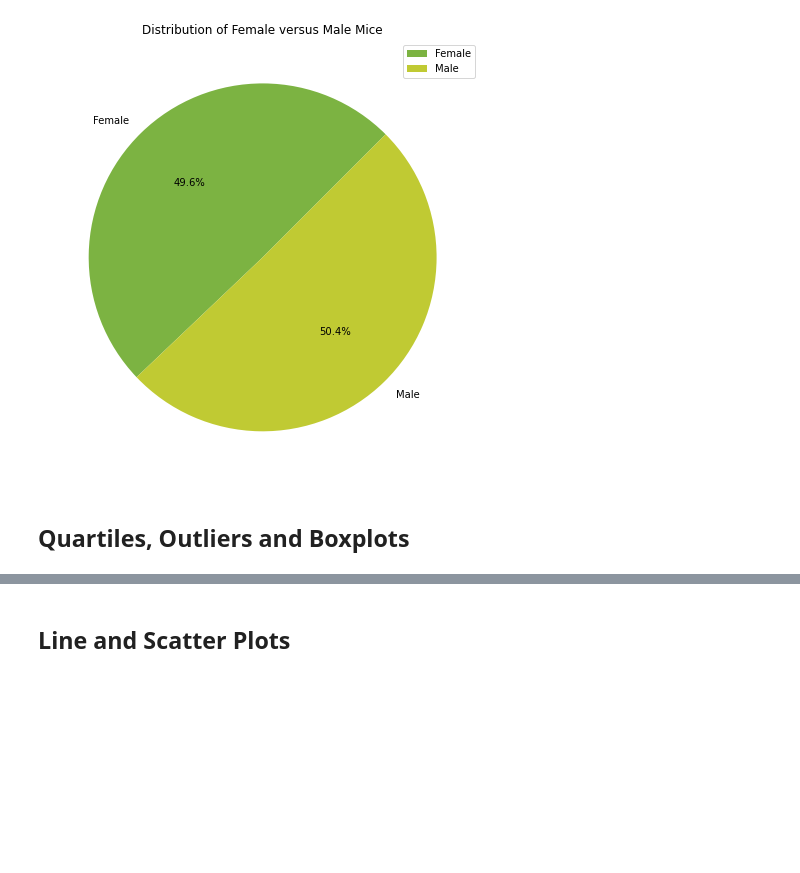
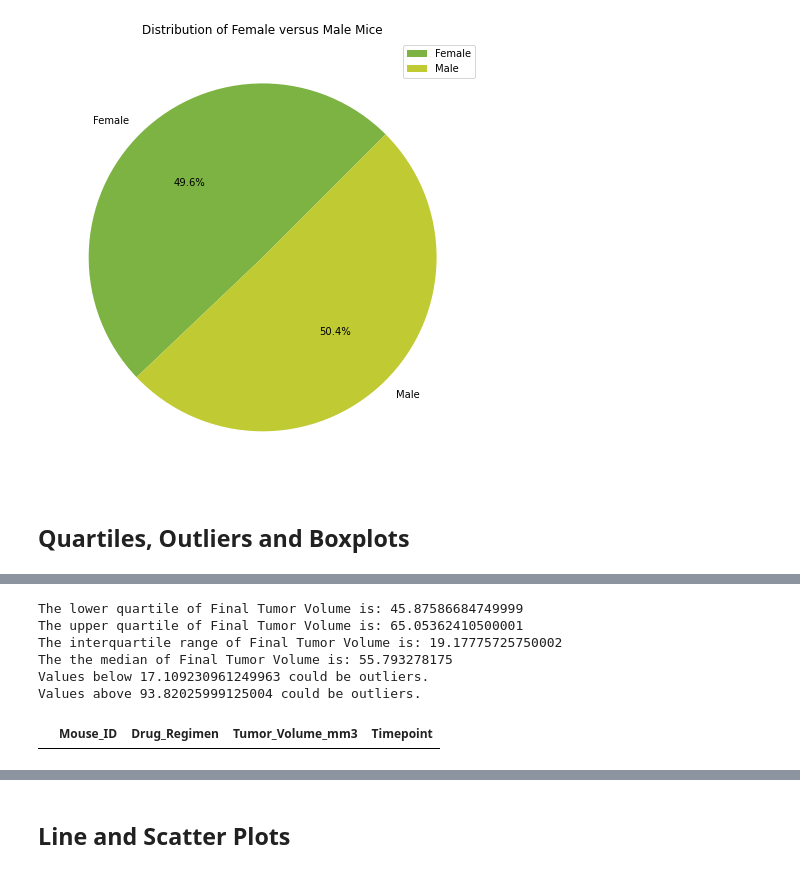
Before and after one commit to Court-Parker4/MatplotlibHWK, a Jupyter notebook: 05-Matplotlib_HW_Instructions_Pymaceuticals_pymaceuticals_starter.ipynb, the cells around one changed output, grey strips where cells are left out. Cells and saved outputs as stored; diff of their text form; code cells hidden in the pictures; blank space fills up the shorter version.

```diff
--- a/05-Matplotlib_HW_Instructions_Pymaceuticals_pymaceuticals_starter.ipynb
+++ b/05-Matplotlib_HW_Instructions_Pymaceuticals_pymaceuticals_starter.ipynb
@@ -218,19 +232,43 @@ plt.show()
 # %%
 # Put treatments into a list for for loop (and later for plot labels)
-
+drug_Regimen = ["Capomulin","Ceftamin","Infubinol","Ketapril","Naftisol","Placebo","Stelasyn","Zoniferol"]
 
 # Create empty list to fill with tumor vol data (for plotting)
-
+tumor_VolData=[]
 
 # Calculate the IQR and quantitatively determine if there are any potential outliers.
+quartiles = vol_df['Tumor_Volume_mm3'].quantile([.25,.5,.75])
+lowerq = quartiles[0.25]
+upperq = quartiles[0.75]
+iqr = upperq-lowerq
+
+print(f"The lower quartile of Final Tumor Volume is: {lowerq}")
+print(f"The upper quartile of Final Tumor Volume is: {upperq}")
+print(f"The interquartile range of Final Tumor Volume is: {iqr}")
+print(f"The the median of Final Tumor Volume is: {quartiles[0.5]} ")
 
 
     # Locate the rows which contain mice on each drug and get the tumor volumes
 
 
     # add subset
 
 
     # Determine outliers using upper and lower bounds
+lower_bound = lowerq - (1.5*iqr)
+upper_bound = upperq + (1.5*iqr)
+print(f"Values below {lower_bound} could be outliers.")
+print(f"Values above {upper_bound} could be outliers.")
+
+outlier_Tumor = vol_df.loc[(vol_df['Tumor_Volume_mm3'] < lower_bound) | (vol_df['Tumor_Volume_mm3'] > upper_bound)]
+outlier_Tumor
+# %% [output]
+The lower quartile of Final Tumor Volume is: 45.87586684749999
+The upper quartile of Final Tumor Volume is: 65.05362410500001
+The interquartile range of Final Tumor Volume is: 19.17775725750002
+The the median of Final Tumor Volume is: 55.793278175
+Values below 17.109230961249963 could be outliers.
+Values above 93.82025999125004 could be outliers.
+|  | Mouse_ID | Drug_Regimen | Tumor_Volume_mm3 | Timepoint |
 # %%
 # Generate a box plot of the final tumor volume of each mouse across four regimens of interest
```
Also changed, not shown: parts of 2 cells of this notebook.
